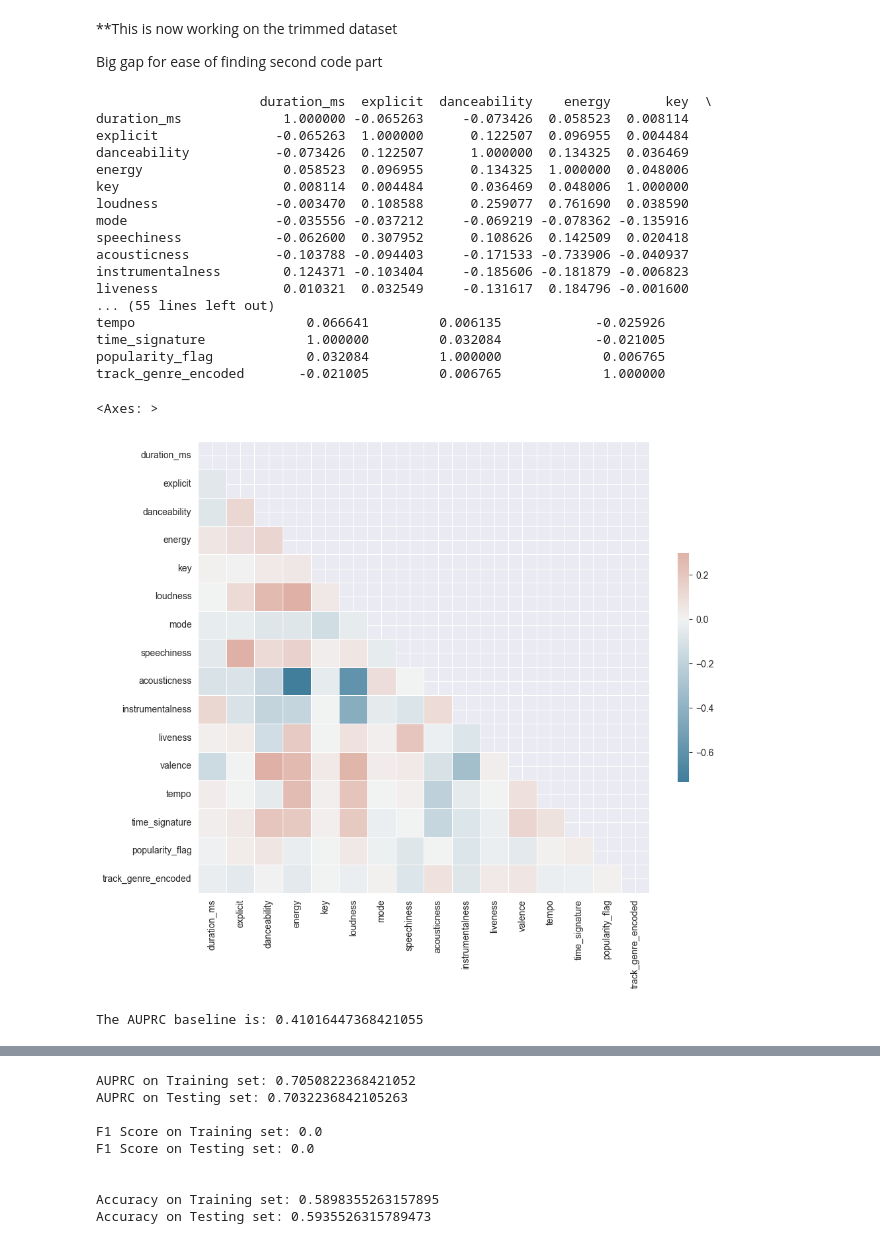
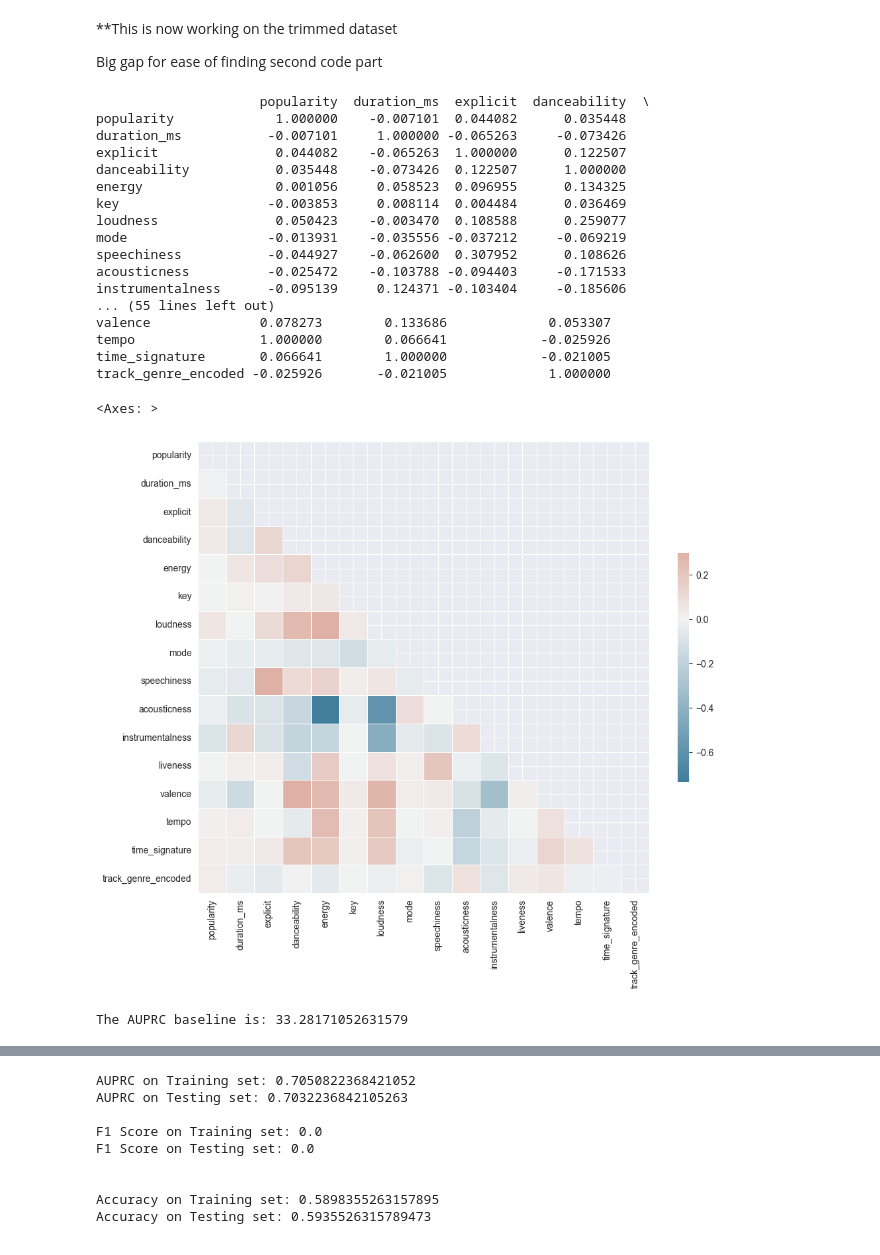
Before and after one commit to Coopsims/Random-Projects, a Jupyter notebook: Spotify Data Science/Song Popularity/Spotify analysis.ipynb, the cells around one changed output, grey strips where cells are left out. Cells and saved outputs as stored; diff of their text form; code cells hidden in the pictures.

```diff
--- a/Spotify Data Science/Song Popularity/Spotify analysis.ipynb
+++ b/Spotify Data Science/Song Popularity/Spotify analysis.ipynb
@@ -864,64 +924,62 @@ dataFrame = pd.read_csv('./dataset.csv')
 
 Cutoff = 40
 Cutoffp = Cutoff / 100
-dataFrame['popularity_flag'] = 0
-dataFrame.loc[dataFrame['popularity'] > Cutoff, 'popularity_flag'] = 1
 
 # Label encoding 'track_genre'
 le = LabelEncoder()
 dataFrame['track_genre_encoded'] = le.fit_transform(dataFrame['track_genre'])
 
 # Drop the columns
 dataFrame = dataFrame.drop(
-    columns=['Unnamed: 0', 'track_id', 'artists', 'album_name', 'track_name', 'track_genre', 'popularity'])
+    columns=['Unnamed: 0', 'track_id', 'artists', 'album_name', 'track_name', 'track_genre'])
 # Calculate correlation matrix
 corr_matrix = dataFrame.corr()
 
 # Show correlation matrix
 print(corr_matrix)
 
 # Generate a mask for the upper triangle
 mask = np.triu(np.ones_like(corr_matrix, dtype=bool))
 
 # Set up the matplotlib figure
 f, ax = plt.subplots(figsize=(11, 9))
 
 # Generate a custom diverging colormap
 cmap = sns.diverging_palette(230, 20, as_cmap=True, )
 
 # Draw the heatmap with the mask and correct aspect ratio
 sns.heatmap(corr_matrix, mask=mask, cmap=cmap, vmax=.3, center=0,
             square=True, linewidths=.5, cbar_kws={"shrink": .5})
 # %% [output]
-                     duration_ms  explicit  danceability    energy       key  \
-duration_ms             1.000000 -0.065263     -0.073426  0.058523  0.008114
-explicit               -0.065263  1.000000      0.122507  0.096955  0.004484
-danceability           -0.073426  0.122507      1.000000  0.134325  0.036469
-energy                  0.058523  0.096955      0.134325  1.000000  0.048006
-key                     0.008114  0.004484      0.036469  0.048006  1.000000
-loudness               -0.003470  0.108588      0.259077  0.761690  0.038590
-mode                   -0.035556 -0.037212     -0.069219 -0.078362 -0.135916
-speechiness            -0.062600  0.307952      0.108626  0.142509  0.020418
-acousticness           -0.103788 -0.094403     -0.171533 -0.733906 -0.040937
-instrumentalness        0.124371 -0.103404     -0.185606 -0.181879 -0.006823
-liveness                0.010321  0.032549     -0.131617  0.184796 -0.001600
+                     popularity  duration_ms  explicit  danceability  \
+popularity             1.000000    -0.007101  0.044082      0.035448
+duration_ms           -0.007101     1.000000 -0.065263     -0.073426
+explicit               0.044082    -0.065263  1.000000      0.122507
+danceability           0.035448    -0.073426  0.122507      1.000000
+energy                 0.001056     0.058523  0.096955      0.134325
+key                   -0.003853     0.008114  0.004484      0.036469
+loudness               0.050423    -0.003470  0.108588      0.259077
+mode                  -0.013931    -0.035556 -0.037212     -0.069219
+speechiness           -0.044927    -0.062600  0.307952      0.108626
+acousticness          -0.025472    -0.103788 -0.094403     -0.171533
+instrumentalness      -0.095139     0.124371 -0.103404     -0.185606
 ... (55 lines left out)
-tempo                      0.066641         0.006135            -0.025926
-time_signature             1.000000         0.032084            -0.021005
-popularity_flag            0.032084         1.000000             0.006765
-track_genre_encoded       -0.021005         0.006765             1.000000
+valence              0.078273        0.133686             0.053307
+tempo                1.000000        0.066641            -0.025926
+time_signature       0.066641        1.000000            -0.021005
+track_genre_encoded -0.025926       -0.021005             1.000000
 <Axes: >
-[figure, old version]
+[figure, new version]
 # %%
 
 inputs = ['track_genre_encoded', 'danceability', 'energy', 'key', 'loudness', 'mode', 'speechiness', 'acousticness',
           'instrumentalness', 'liveness', 'valence', 'tempo', 'time_signature', 'explicit']
-target = ['popularity_flag']
+target = ['popularity']
 xtrain, xtest, ytrain, ytest = train_test_split(dataFrame[inputs], dataFrame[target], test_size=0.2, random_state=42)
 # Assuming y_train is your training labels
 positive_class_proportion = np.mean(ytrain)
 
 print(f"The AUPRC baseline is: {positive_class_proportion}")
 # %% [output]
-The AUPRC baseline is: 0.41016447368421055
+The AUPRC baseline is: 33.28171052631579
 # %%
```
Also changed, not shown: parts of 17 cells of this notebook, 1 other file.
